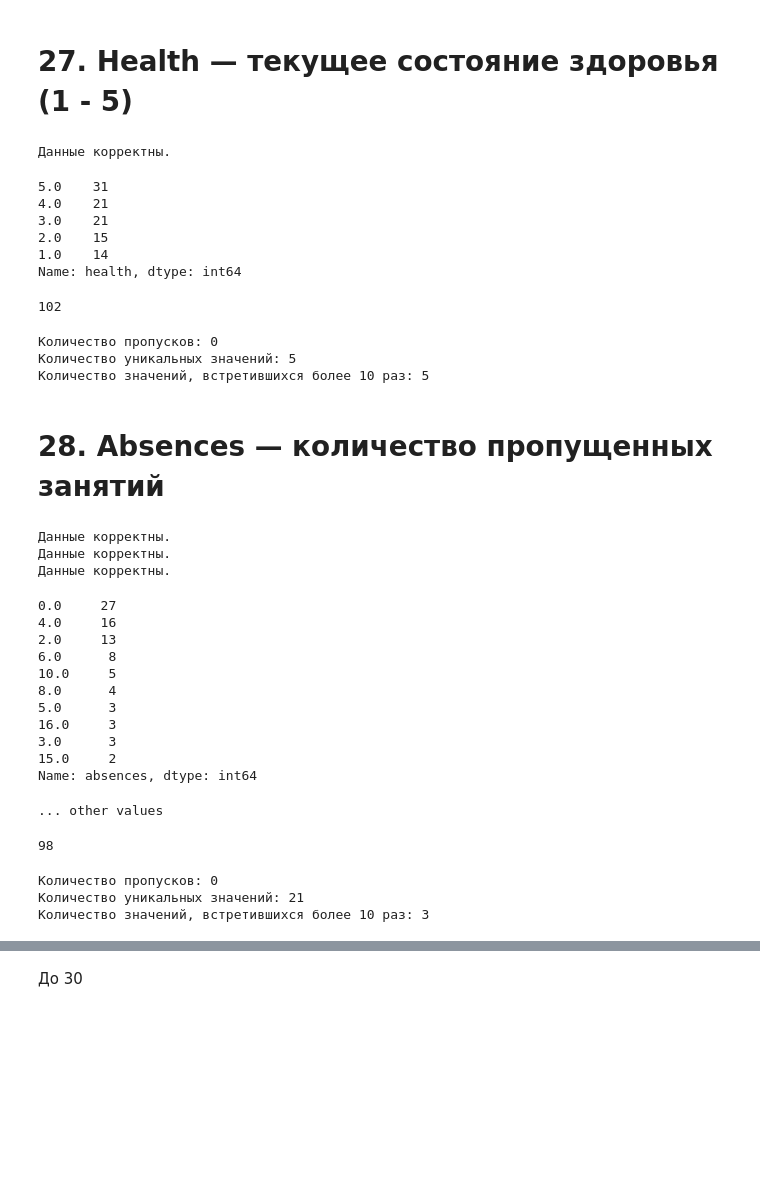
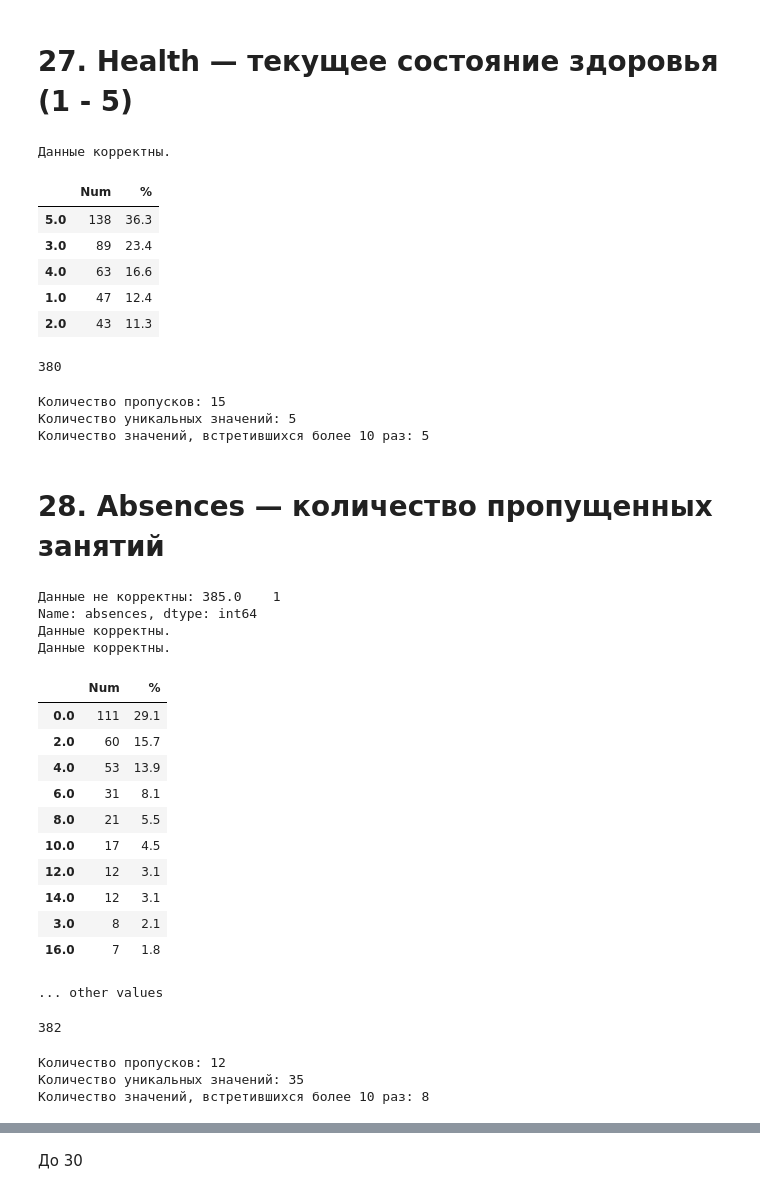
Before and after one commit to mshashanov/skillfactory_rds, a Jupyter notebook: module_2/eda_stud_math.ipynb, the cells around one changed output, grey strips where cells are left out. Saved outputs shown, nothing was run; the diff lists cells and outputs as text; code cells hidden in the pictures; blank space fills up the shorter version.

```diff
--- a/module_2/eda_stud_math.ipynb
+++ b/module_2/eda_stud_math.ipynb
@@ -629,10 +657,12 @@ Name: romantic, dtype: int64
 # 24. Famrel — семейные отношения (1 - 5)
 # %%
 col_name = 'famrel'
-df = df[~(df[col_name].isnull() | df[col_name].isna())]
+# df = df[~(df[col_name].isnull() | df[col_name].isna())]
+
 check_discrete_values(df[col_name], range(1,6))
+df[col_name].replace(-1, 1, inplace=True)
+# df[col_name] = df[col_name].astype('int64')
 
-df[col_name].replace(-1, 1, inplace=True)
 check_discrete_values(df[col_name], range(1,6))
 
 print_column_info(df[col_name])
@@ -653,8 +684,12 @@ Name: famrel, dtype: int64
 # 25. Freetime — свободное время после школы (1 - 5)
 # %%
 col_name = 'freetime'
-df = df[~(df[col_name].isnull() | df[col_name].isna())]
+# df = df[~(df[col_name].isnull() | df[col_name].isna())]
+
 check_discrete_values(df[col_name], range(1,6))
+# df[col_name] = df[col_name].astype('int64')
+
+
 print_column_info(df[col_name])
 # %% [output]
 Данные корректны.
@@ -691,53 +729,60 @@ Name: goout, dtype: int64
 # 27. Health — текущее состояние здоровья (1 - 5)
 # %%
 col_name = 'health'
-df = df[~(df[col_name].isnull() | df[col_name].isna())]
+# df = df[~(df[col_name].isnull() | df[col_name].isna())]
+
 check_discrete_values(df[col_name], range(1,6))
+# df[col_name] = df[col_name].astype('int64')
+
 print_column_info(df[col_name])
 # %% [output]
 Данные корректны.
+|  | Num | % |
+| 5.0 | 138 | 36.3 |
+| 3.0 | 89 | 23.4 |
+| 4.0 | 63 | 16.6 |
+| 1.0 | 47 | 12.4 |
+| 2.0 | 43 | 11.3 |
-5.0    31
-4.0    21
-3.0    21
-2.0    15
-1.0    14
-Name: health, dtype: int64
+380
-102
+Количество пропусков: 15
+Количество уникальных значений: 5
+Количество значений, встретившихся более 10 раз: 5
-Количество пропусков: 0
-Количество уникальных значений: 5
-Количество значений, встретившихся более 10 раз: 5
 # %% [markdown]
 # 28. Absences — количество пропущенных занятий
 # %%
 col_name = 'absences'
-df = df[~(df[col_name].isnull() | df[col_name].isna())]
+# df = df[~(df[col_name].isnull() | df[col_name].isna())]
+
 check_continuous_values(df[col_name], (0,365))
+df = remove_value(df, col_name, 385)
+# df[col_name] = df[col_name].astype('int64')
 
-df = remove_value(df, col_name, 385)
+
 check_continuous_values(df[col_name], (0,365))
 check_discrete_values(df[col_name], range(366))
 
 print_column_info(df[col_name])
 # %% [output]
+Данные не корректны: 385.0    1
+Name: absences, dtype: int64
 Данные корректны.
 Данные корректны.
-Данные корректны.
+|  | Num | % |
+| 0.0 | 111 | 29.1 |
+| 2.0 | 60 | 15.7 |
+| 4.0 | 53 | 13.9 |
+| 6.0 | 31 | 8.1 |
+| 8.0 | 21 | 5.5 |
+| 10.0 | 17 | 4.5 |
+| 12.0 | 12 | 3.1 |
+| 14.0 | 12 | 3.1 |
+| 3.0 | 8 | 2.1 |
+| 16.0 | 7 | 1.8 |
-0.0     27
-4.0     16
-2.0     13
-6.0      8
-10.0     5
-8.0      4
-5.0      3
-16.0     3
-3.0      3
-15.0     2
-Name: absences, dtype: int64
+... other values
-... other values
+382
-98
+Количество пропусков: 12
+Количество уникальных значений: 35
+Количество значений, встретившихся более 10 раз: 8
-Количество пропусков: 0
-Количество уникальных значений: 21
-Количество значений, встретившихся более 10 раз: 3
 # %%
 print_column_hist(df[col_name], (0,365), (-1,35))
 # %% [output]
```
Also changed, not shown: parts of 38 cells of this notebook.
